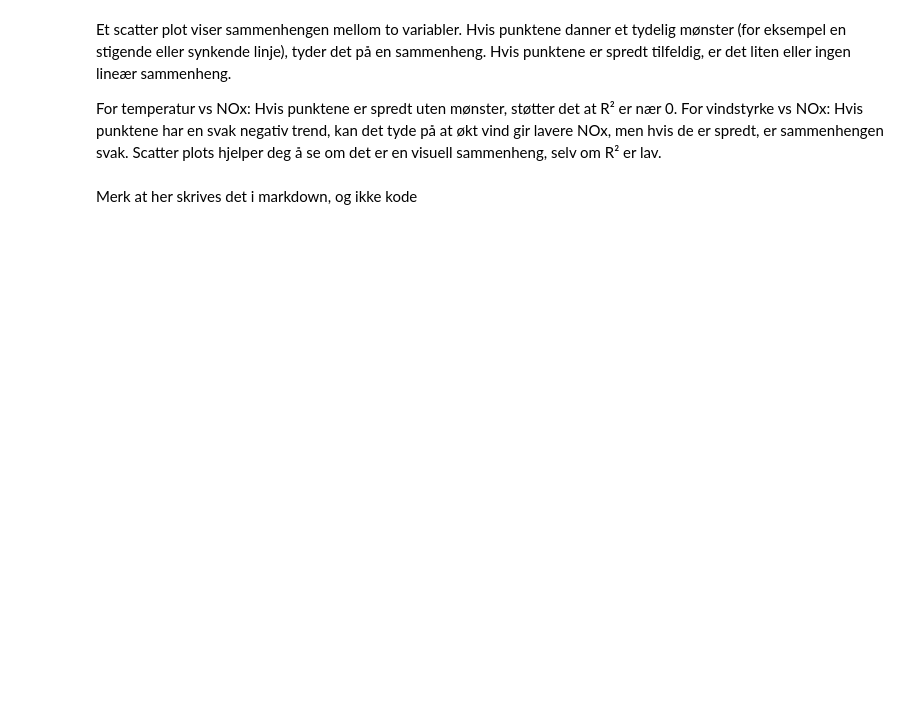
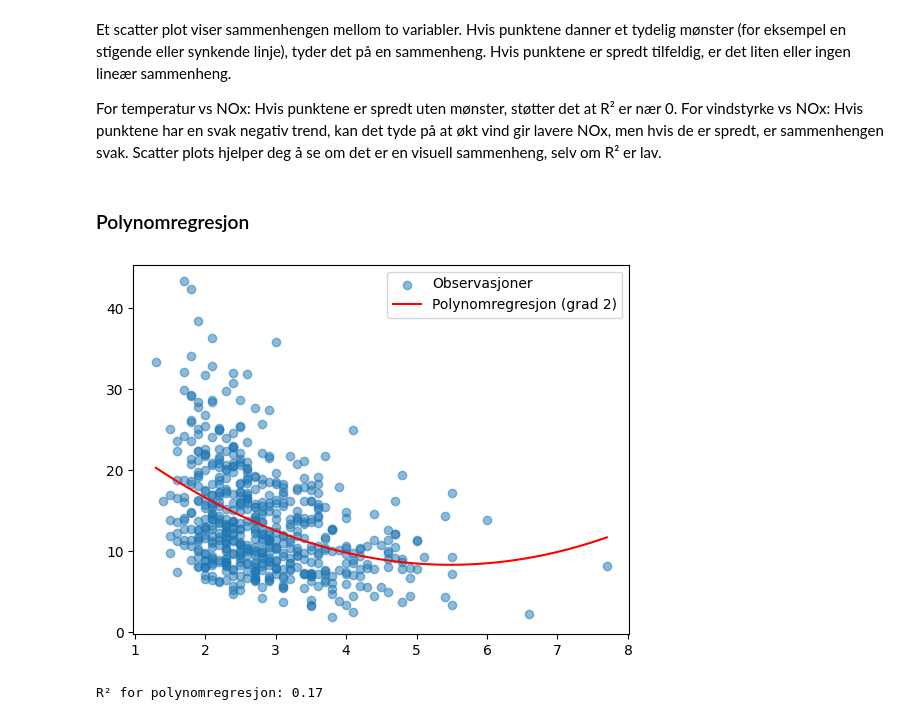
Before and after one commit to andre-hegre/Miljoeanalyse, a Jupyter notebook: proj_environment-main/notebooks/Dataanalyse.ipynb, the cells around one changed output. Drawn from its saved outputs; the diff is of its cells as text; code cells hidden in the pictures; blank space fills up the shorter version.

Commit message:
Regresjonsanalyse

```diff
--- a/proj_environment-main/notebooks/Dataanalyse.ipynb
+++ b/proj_environment-main/notebooks/Dataanalyse.ipynb
@@ -230,0 +147,21 @@ Vi brukte scatter plots og sammenligning nedenfor for å undersøke sammenhenger
+# %%
+from scipy.stats import linregress
+
+# Beregner gjennomsnittlig vindhastighet og NOx per dag
+wind_per_day = vindhastighet.groupby(vindhastighet[tid_df2].dt.date)["value"].mean()
+nox_per_day = NOx.groupby(NOx[tid_df1].dt.date)["value"].mean()
+
+# Sikrer at begge serier har samme indeks (datoer)
+common_dates = wind_per_day.index.intersection(nox_per_day.index)
+wind_aligned = wind_per_day.loc[common_dates]
+nox_aligned = nox_per_day.loc[common_dates]
+
+# Fjern manglende verdier
+mask = (~wind_aligned.isna()) & (~nox_aligned.isna())
+x = wind_aligned[mask].values
+y = nox_aligned[mask].values
+
+# Kjør regresjon med SciPy
+slope, intercept, r_value, p_value, std_err = linregress(x, y)
+
+print(f"R² mellom vindhastighet og lokal forurensning: {r_value**2:.2f}")
@@ -234,5 +208,43 @@ Et scatter plot viser sammenhengen mellom to variabler. Hvis punktene danner et
 For temperatur vs NOx: Hvis punktene er spredt uten mønster, støtter det at R² er nær 0.
 For vindstyrke vs NOx: Hvis punktene har en svak negativ trend, kan det tyde på at økt vind gir lavere NOx, men hvis de er spredt, er sammenhengen svak.
 Scatter plots hjelper deg å se om det er en visuell sammenheng, selv om R² er lav.
-# %% [markdown]
-Merk at her skrives det i markdown, og ikke kode
+# %% [markdown]
+### Polynomregresjon
+# %%
+from numpy.polynomial.polynomial import Polynomial
+
+# Tilpass et polynom av grad 2 (kan endres til 3, 4, osv.)
+coeffs = Polynomial.fit(x, y, deg=2)
+
+# Evaluer modellen for å få regresjonslinje
+x_fit = np.linspace(min(x), max(x), 100)
+y_fit = coeffs(x_fit)
+
+# Plot
+plt.scatter(x, y, alpha=0.5, label="Observasjoner")
+plt.plot(x_fit, y_fit, color="red", label="Polynomregresjon (grad 2)")
+plt.legend()
+plt.show()
+# %% [output]
+[figure, added]
+# %%
+import numpy as np
+import matplotlib.pyplot as plt
+from numpy.polynomial.polynomial import Polynomial
+
+# Anta at du allerede har x og y
+# 1. Tilpass polynom
+model = Polynomial.fit(x, y, deg=2)  # deg=2 er andregradspolynom
+
+# 2. Evaluer modellen på de opprinnelige x-verdiene
+y_pred = model(x)
+
+# 3. Beregn R² manuelt
+ss_res = np.sum((y - y_pred) ** 2)
+ss_tot = np.sum((y - np.mean(y)) ** 2)
+r2 = 1 - (ss_res / ss_tot)
+
+# 4. Skriv ut R²
+print(f"R² for polynomregresjon: {r2:.2f}")
+# %% [output]
+R² for polynomregresjon: 0.17
```
Also changed, not shown: parts of 26 cells of this notebook.
